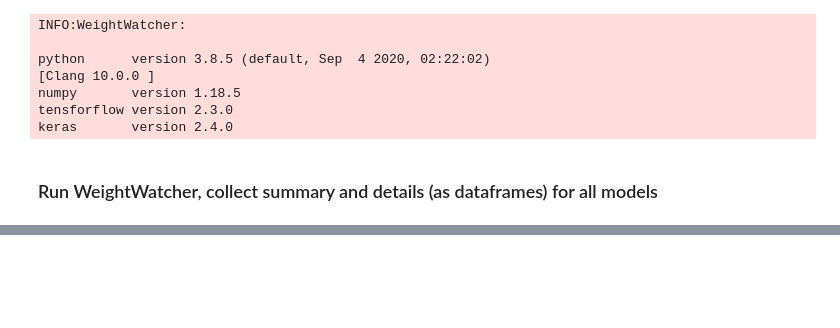
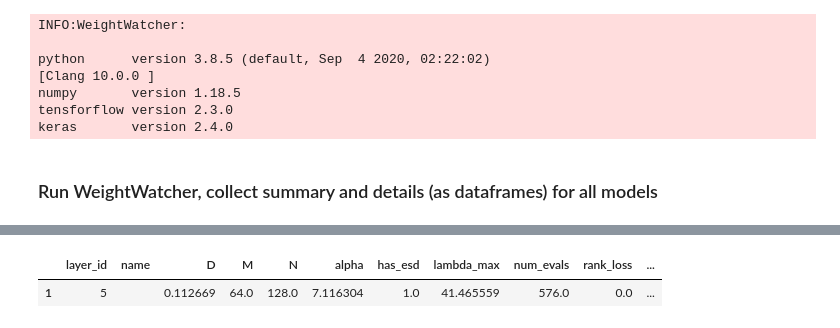
Before and after one commit to CalculatedContent/WeightWatcher, a Jupyter notebook: WeightWatcher-VGG-v0.4.ipynb, the cells around one changed output, grey strips where cells are left out. Saved outputs shown, nothing was run; the diff lists cells and outputs as text; code cells hidden in the pictures; blank space fills up the shorter version.

```diff
--- a/WeightWatcher-VGG-v0.4.ipynb
+++ b/WeightWatcher-VGG-v0.4.ipynb
@@ -314 +314,6 @@ details
 | 10 | 31 |  | 0.039773 | 1000.0 | 4096.0 | 2.825653 | 1.0 | 29.393433 | 1000.0 | 0.0 | ... |
+# %%
+details[details['layer_id']==5]
+# %% [output]
+|  | layer_id | name | D | M | N | alpha | has_esd | lambda_max | num_evals | rank_loss | ... |
+| 1 | 5 |  | 0.112669 | 64.0 | 128.0 | 7.116304 | 1.0 | 41.465559 | 576.0 | 0.0 | ... |
```
Also changed, not shown: parts of 2 cells of this notebook.
